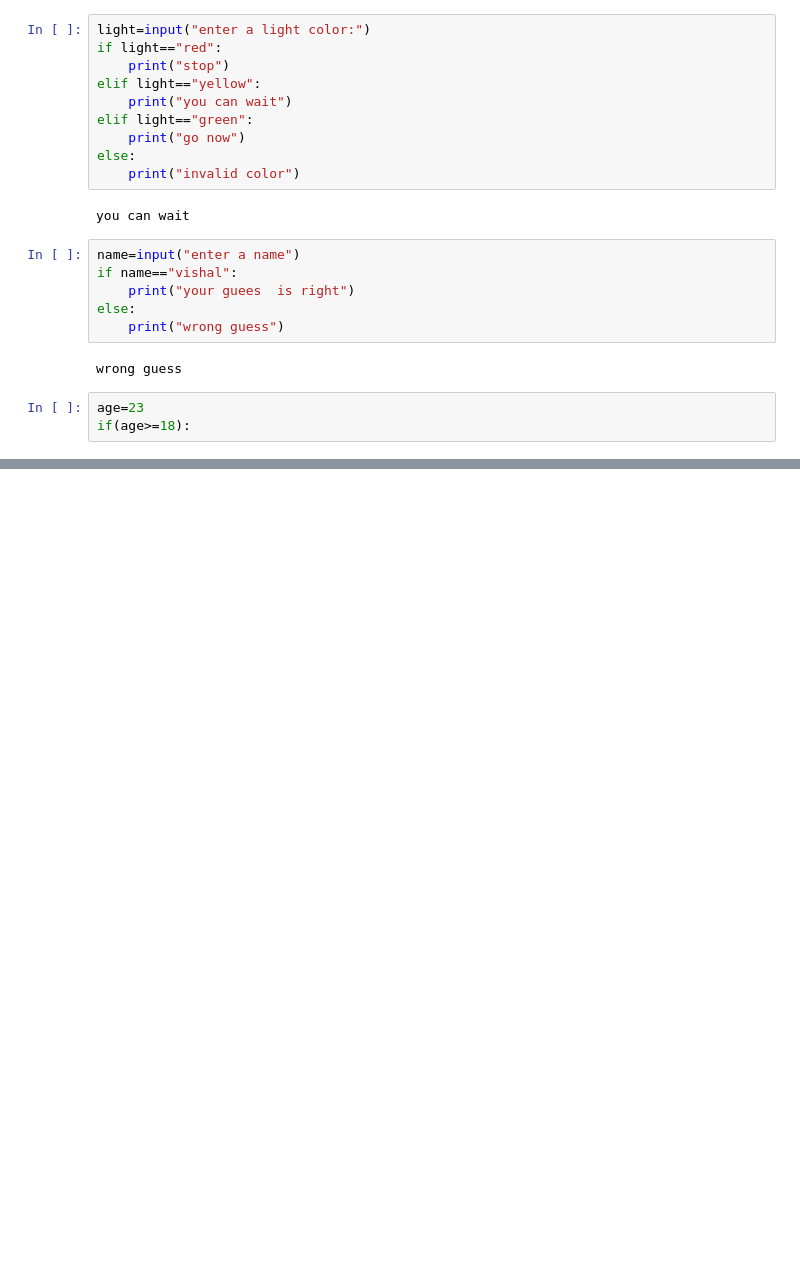
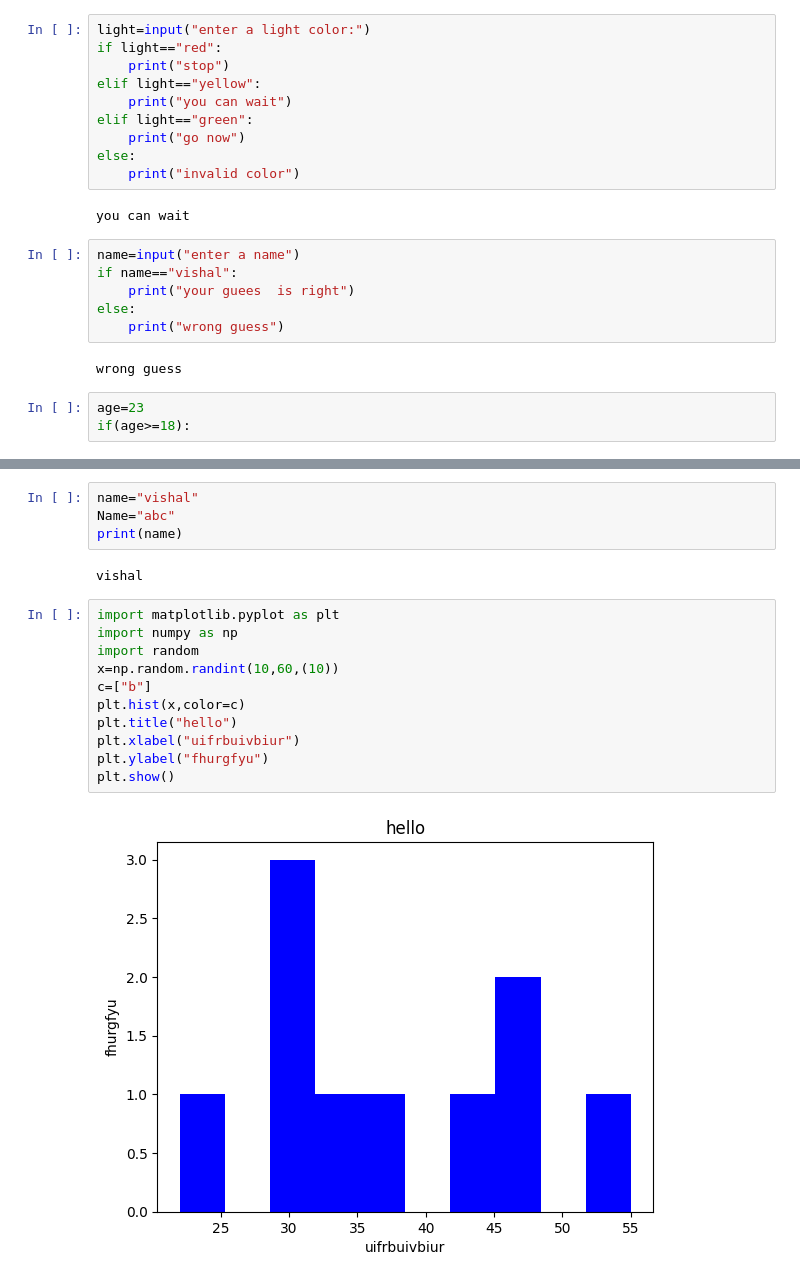
Before and after one commit to vishalshrma6168/ml2, a Jupyter notebook: Untitled.ipynb, the cells around one changed output, grey strips where cells are left out. Cells and saved outputs as stored; diff of their text form; blank space fills up the shorter version.

```diff
--- a/Untitled.ipynb
+++ b/Untitled.ipynb
@@ -1284,0 +1383,19 @@ if(age>=18):
+# %%
+name="vishal"
+Name="abc"
+print(name)
+# %% [output]
+vishal
+# %%
+import matplotlib.pyplot as plt
+import numpy as np
+import random
+x=np.random.randint(10,60,(10))
+c=["b"]
+plt.hist(x,color=c)
+plt.title("hello")
+plt.xlabel("uifrbuivbiur")
+plt.ylabel("fhurgfyu")
+plt.show()
+# %% [output]
+[figure, added]
```
Also changed, not shown: parts of 21 cells of this notebook, 4 other files.
